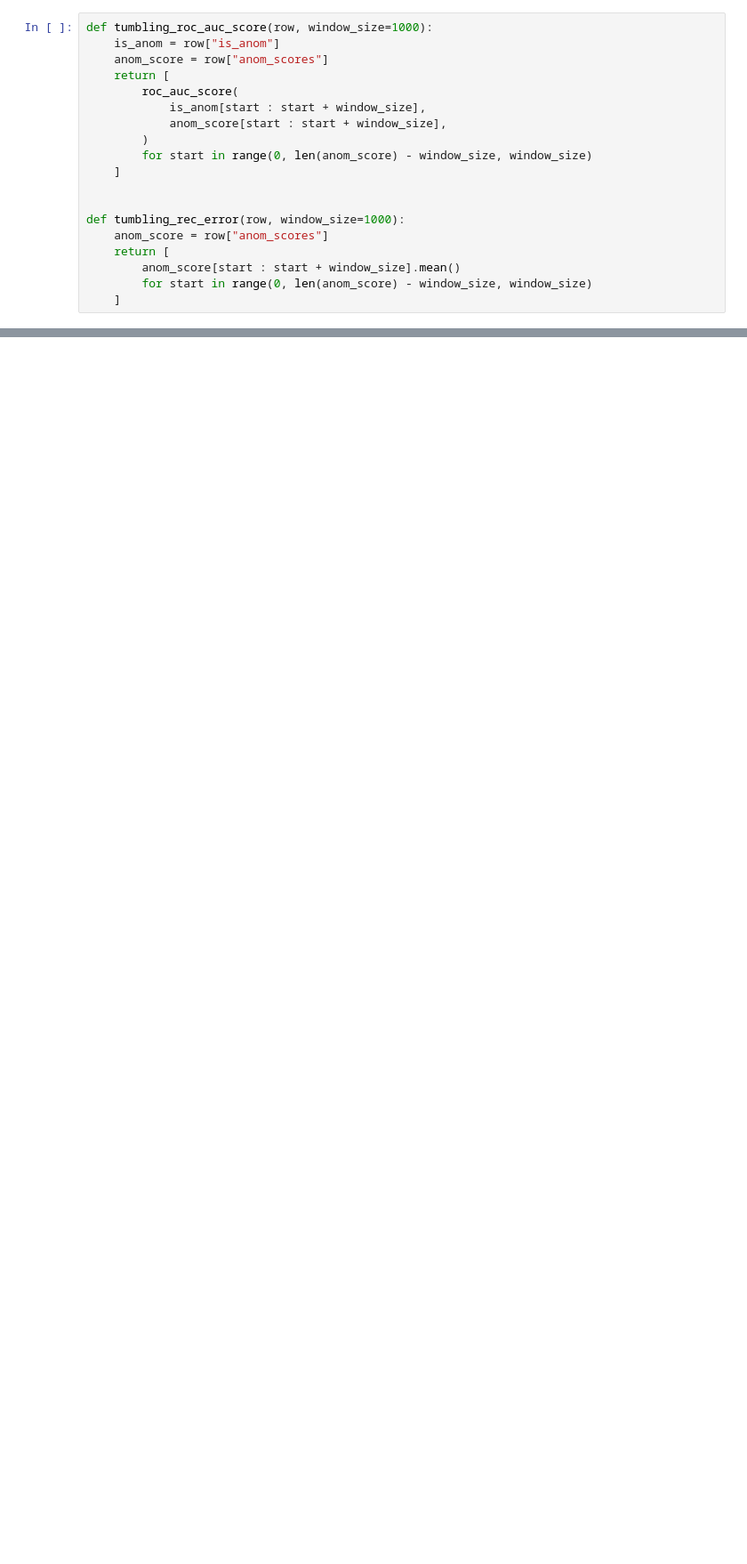
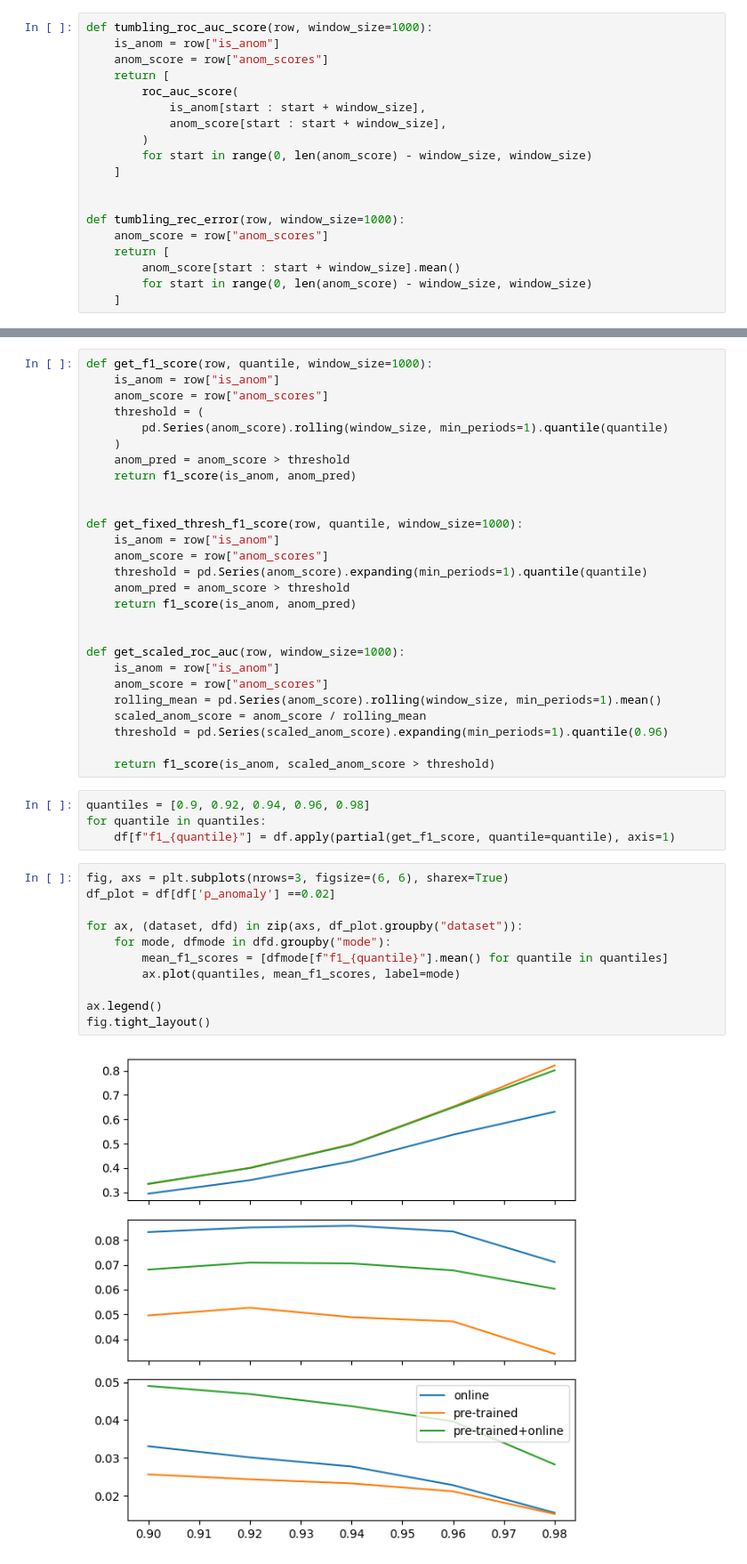
Before and after one commit to lucasczz/OLRONN, a Jupyter notebook: notebooks/ae_performance.ipynb, the cells around one changed output, grey strips where cells are left out. Shown: that part at 89% size. Saved outputs shown, nothing was run; the diff lists cells and outputs as text; blank space fills up the shorter version.

```diff
--- a/notebooks/ae_performance.ipynb
+++ b/notebooks/ae_performance.ipynb
@@ -91 +113,45 @@ def tumbling_rec_error(row, window_size=1000):
+# %%
+def get_f1_score(row, quantile, window_size=1000):
+    is_anom = row["is_anom"]
+    anom_score = row["anom_scores"]
+    threshold = (
+        pd.Series(anom_score).rolling(window_size, min_periods=1).quantile(quantile)
+    )
+    anom_pred = anom_score > threshold
+    return f1_score(is_anom, anom_pred)
+
+
+def get_fixed_thresh_f1_score(row, quantile, window_size=1000):
+    is_anom = row["is_anom"]
+    anom_score = row["anom_scores"]
+    threshold = pd.Series(anom_score).expanding(min_periods=1).quantile(quantile)
+    anom_pred = anom_score > threshold
+    return f1_score(is_anom, anom_pred)
+
+
+def get_scaled_roc_auc(row, window_size=1000):
+    is_anom = row["is_anom"]
+    anom_score = row["anom_scores"]
+    rolling_mean = pd.Series(anom_score).rolling(window_size, min_periods=1).mean()
+    scaled_anom_score = anom_score / rolling_mean
+    threshold = pd.Series(scaled_anom_score).expanding(min_periods=1).quantile(0.96)
+
+    return f1_score(is_anom, scaled_anom_score > threshold)
+# %%
+quantiles = [0.9, 0.92, 0.94, 0.96, 0.98]
+for quantile in quantiles:
+    df[f"f1_{quantile}"] = df.apply(partial(get_f1_score, quantile=quantile), axis=1)
+# %%
+fig, axs = plt.subplots(nrows=3, figsize=(6, 6), sharex=True)
+df_plot = df[df['p_anomaly'] ==0.02]
+
+for ax, (dataset, dfd) in zip(axs, df_plot.groupby("dataset")):
+    for mode, dfmode in dfd.groupby("mode"):
+        mean_f1_scores = [dfmode[f"f1_{quantile}"].mean() for quantile in quantiles]
+        ax.plot(quantiles, mean_f1_scores, label=mode)
+
+ax.legend()
+fig.tight_layout()
+# %% [output]
+[figure, added]
 # %%
```
Also changed, not shown: parts of 18 cells of this notebook, 5 other files.
